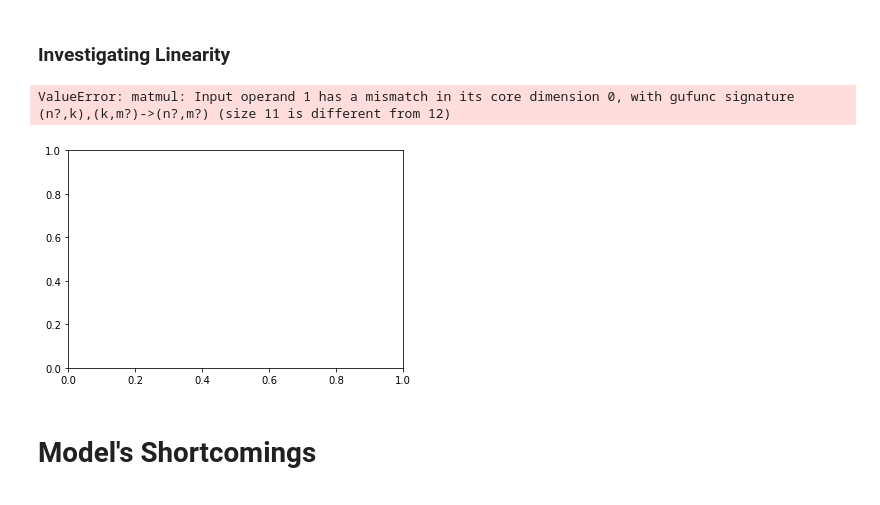
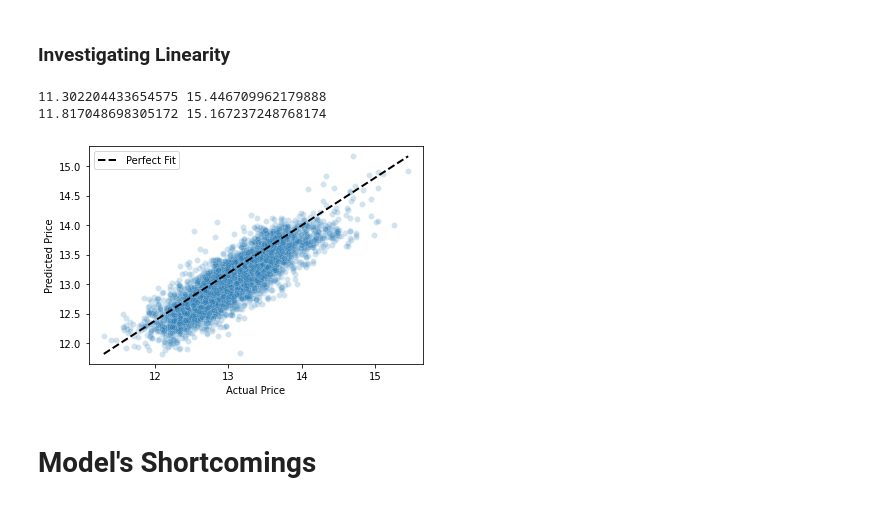
Before and after one commit to miladshiraniUCB/King-County-Property-Prices-Prediction, a Jupyter notebook: student.ipynb, the cells around one changed output. Drawn from its saved outputs; the diff is of its cells as text; code cells hidden in the pictures.

```diff
--- a/student.ipynb
+++ b/student.ipynb
@@ -722,0 +898,22 @@ strong multicollinearity problems or that the design matrix is singular.
+# %%
+from statsmodels.stats.outliers_influence import variance_inflation_factor
+import statsmodels.api as sm
+
+
+df_final = concatenate(include_grade = True, include_zipcode = False,
+                       include_condition = False)
+to_drop = to_drop
+
+XX = df_final.drop(columns = to_drop, axis = 1)
+
+XX_constant_added = sm.add_constant(XX)
+
+
+vif = [
+    variance_inflation_factor(XX_constant_added.values, i)
+    for i in
+       range(XX_constant_added.shape[1])
+      ]
+variance_inf_fact = pd.Series(vif, index=XX_constant_added.columns,
+                              name="Variance Inflation Factor")
+variance_inf_fact
@@ -927,20 +1141,25 @@ ax.set_ylabel("Actual - Predicted Value");
 # %%
 fig, ax = plt.subplots()
 
 prediction = final_model.predict(X_test)
 
 
-# perfect_line = np.arange(y_test.min(), y_test.max())
-# ax.plot(perfect_line, linestyle="--", color="black", label="Perfect Fit",
-#        lw = 2)
-# ax.scatter(y_test, prediction, alpha=0.2)
-# ax.set_xlabel("Actual Price")
-# ax.set_ylabel("Predicted Price")
-# ax.legend();
-# print(y_test.min(), y_test.max())
+test_line = np.linspace(y_test.min(), y_test.max(), 200)
+prediction_line = np.linspace(prediction.min(), prediction.max(), 200)
+sns.lineplot(x = test_line, y = prediction_line
+           , linestyle="--",
+        color="black", label="Perfect Fit",
+       lw = 2);
+sns.scatterplot(x = y_test, y = prediction, alpha=0.2);
+ax.set_xlabel("Actual Price")
+ax.set_ylabel("Predicted Price")
+ax.legend();
+print(y_test.min(), y_test.max())
+print(prediction.min(), prediction.max())
 # %% [output]
-ValueError: matmul: Input operand 1 has a mismatch in its core dimension 0, with gufunc signature (n?,k),(k,m?)->(n?,m?) (size 11 is different from 12)
+11.302204433654575 15.446709962179888
+11.817048698305172 15.167237248768174
-[figure, old version]
+[figure, new version]
 # %% [markdown]
 # Model's Shortcomings
 # %% [markdown]
```
Also changed, not shown: parts of 53 cells of this notebook.
